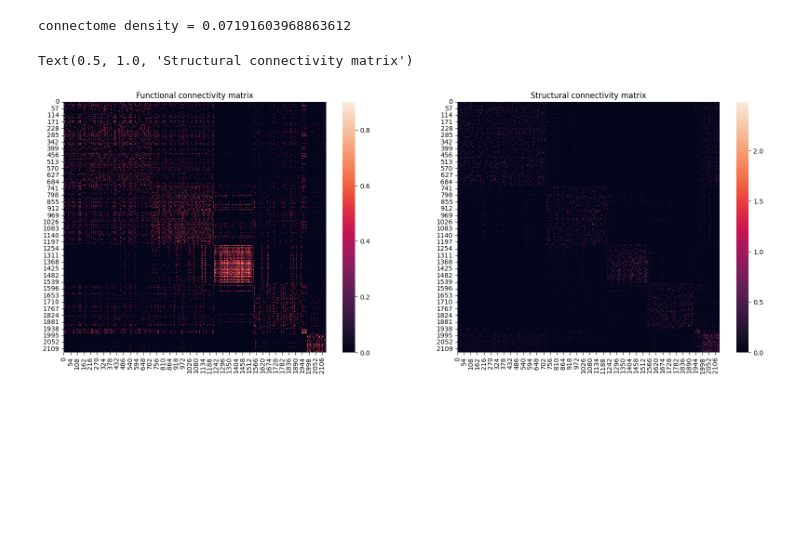
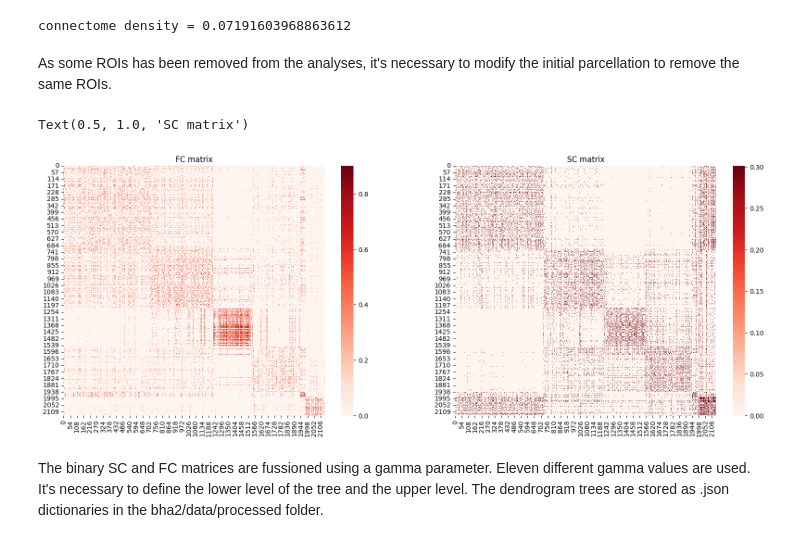
Before and after one commit to compneurobilbao/bha2, a Jupyter notebook: notebooks/01-build-scfc-trees.ipynb, the cells around one changed output. Saved outputs shown, nothing was run; the diff lists cells and outputs as text; code cells hidden in the pictures; blank space fills up the shorter version.

```diff
--- a/notebooks/01-build-scfc-trees.ipynb
+++ b/notebooks/01-build-scfc-trees.ipynb
@@ -11,6 +7,5 @@ from src.io_functions import load_data
 import os
 import json
 import matplotlib.pyplot as plt
-
-plt.rcParams["figure.figsize"] = (20, 10)
 import seaborn as sns
+import nibabel as nib
@@ -53,3 +58,5 @@ scm_bin = np.where(scm_nonzero > 0, 1, 0)
 print("connectome density = " + str(density))
 # %% [output]
 connectome density = 0.07191603968863612
+# %% [markdown]
+As some ROIs has been removed from the analyses, it's necessary to modify the initial parcellation to remove the same ROIs.
@@ -56,11 +95,13 @@ connectome density = 0.07191603968863612
 # %%
 plot, ax = plt.subplots(1, 2, figsize=(20, 7))
-sns.heatmap(fcm_nonzero, ax=ax[0])
-ax[0].set_title("Functional connectivity matrix")
-sns.heatmap(np.log10(scm_nonzero + 1), ax=ax[1])
-ax[1].set_title("Structural connectivity matrix")
+sns.heatmap(fcm_nonzero, ax=ax[0], cmap="Reds")
+ax[0].set_title("FC matrix")
+sns.heatmap(np.log10(scm_bin+1), ax=ax[1], cmap="Reds")
+ax[1].set_title("SC matrix")
 # %% [output]
-Text(0.5, 1.0, 'Structural connectivity matrix')
+Text(0.5, 1.0, 'SC matrix')
-[figure, old version]
+[figure, new version]
+# %% [markdown]
+The binary SC and FC matrices are fussioned using a gamma parameter. Eleven different gamma values are used. It's necessary to define the lower level of the tree and the upper level. The dendrogram trees are stored as .json dictionaries in the bha2/data/processed folder.
 # %%
 tree_folder = "tree_network_measures"
```
Also changed, not shown: parts of 7 cells of this notebook, 6 other files.
